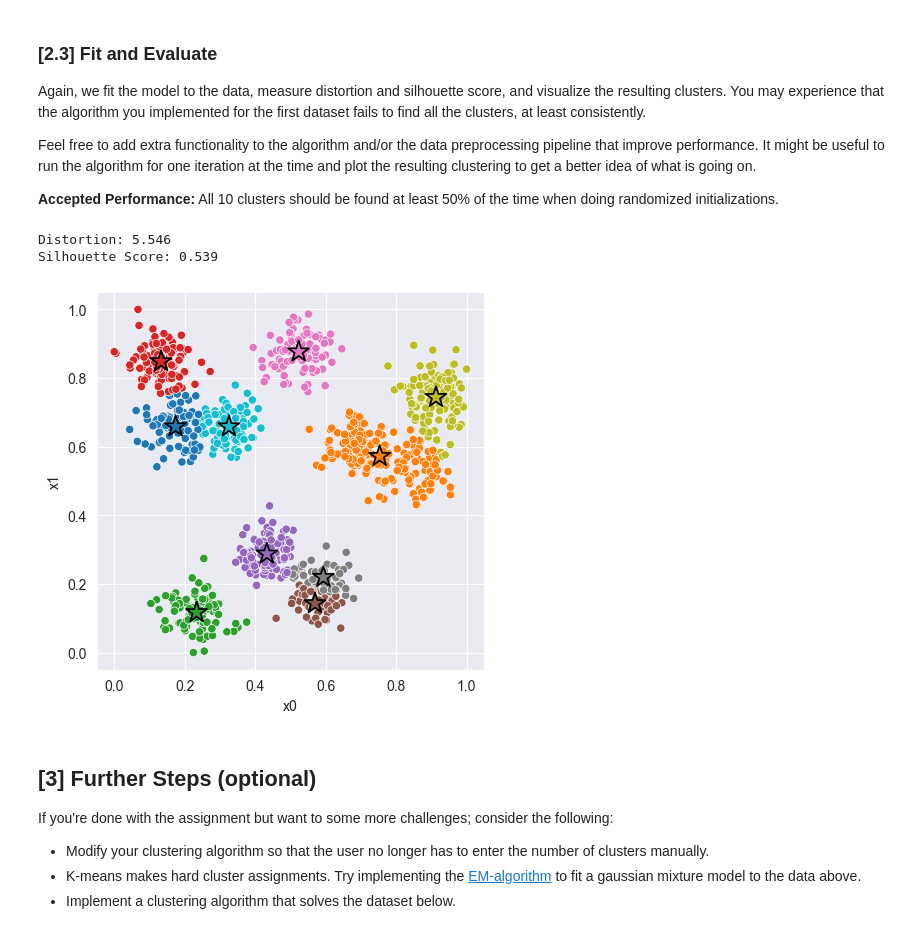
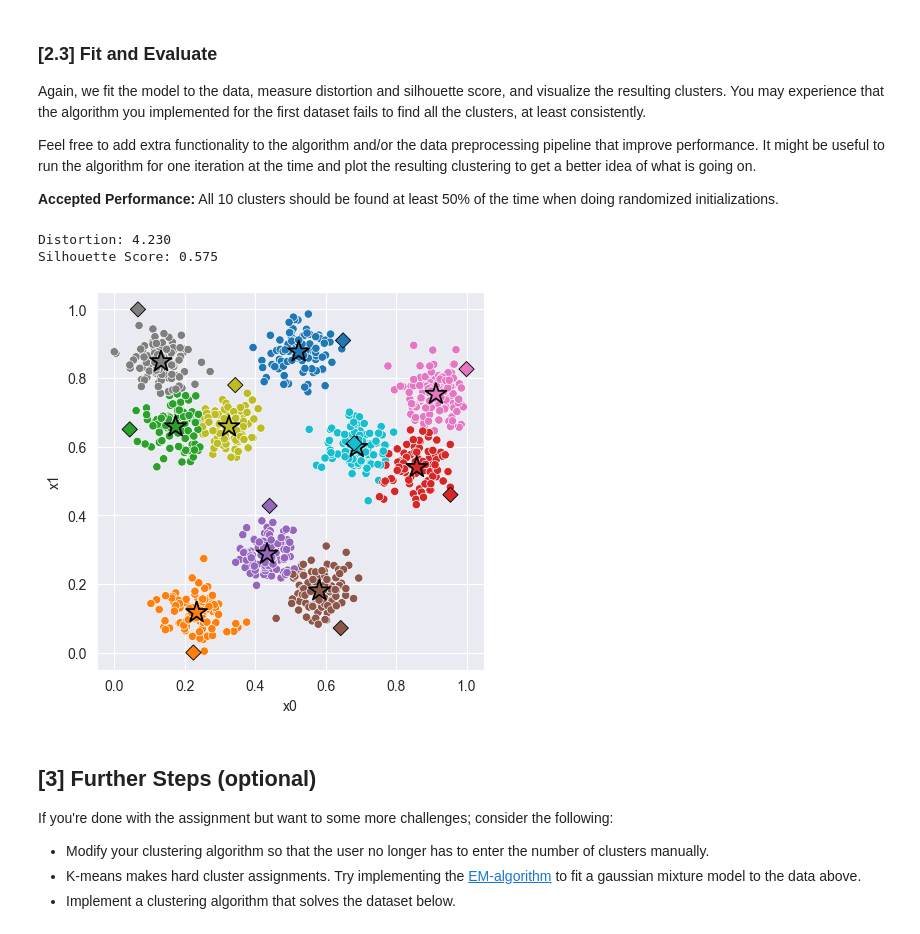
Before and after one commit to olafsm/tdt4173_ass1, a Jupyter notebook: k_means/experiment.ipynb, the cells around one changed output. Drawn from its saved outputs; the diff is of its cells as text; code cells hidden in the pictures.

```diff
--- a/k_means/experiment.ipynb
+++ b/k_means/experiment.ipynb
@@ -123,29 +129,37 @@ Feel free to add extra functionality to the algorithm and/or the data preprocess
 # %%
 %autoreload
 import k_means as km # <-- Your implementation
+
 # Fit Model
 X = data_2[['x0', 'x1']]
+
+# Normalize the data between 0 and 1 using min-max normalization
 X = (X-X.min())/(X.max()-X.min())
 
-model_2 = km.KMeans()  # <-- Feel free to add hyperparameters
-model_2.fit(X)
+model_2 = km.KMeans(10)  # <-- Feel free to add hyperparameters
+IC = model_2.fit(X, better_centroids=True)
+
 
 # Compute Silhouette Score
 z = model_2.predict(X)
 print(f'Distortion: {km.euclidean_distortion(X, z) :.3f}')
 print(f'Silhouette Score: {km.euclidean_silhouette(X, z) :.3f}')
 
 # Plot cluster assignments
 C = model_2.get_centroids()
 K = len(C)
 _, ax = plt.subplots(figsize=(5, 5), dpi=100)
 sns.scatterplot(x='x0', y='x1', hue=z, hue_order=range(K), palette='tab10', data=X, ax=ax);
 sns.scatterplot(x=C[:,0], y=C[:,1], hue=range(K), palette='tab10', marker='*', s=250, edgecolor='black', ax=ax)
+
+# Plot initial centroid assignment
+sns.scatterplot(x=IC[:,0], y=IC[:,1], hue=range(K), palette='tab10', marker='D', s=60, edgecolor='black', ax=ax)
+
 ax.legend().remove();
 # %% [output]
-Distortion: 5.546
-Silhouette Score: 0.539
+Distortion: 4.230
+Silhouette Score: 0.575
-[figure, old version]
+[figure, new version]
 # %% [markdown]
 ## [3] Further Steps (optional)
 
```
Also changed, not shown: parts of 1 cell of this notebook, 1 other file.
